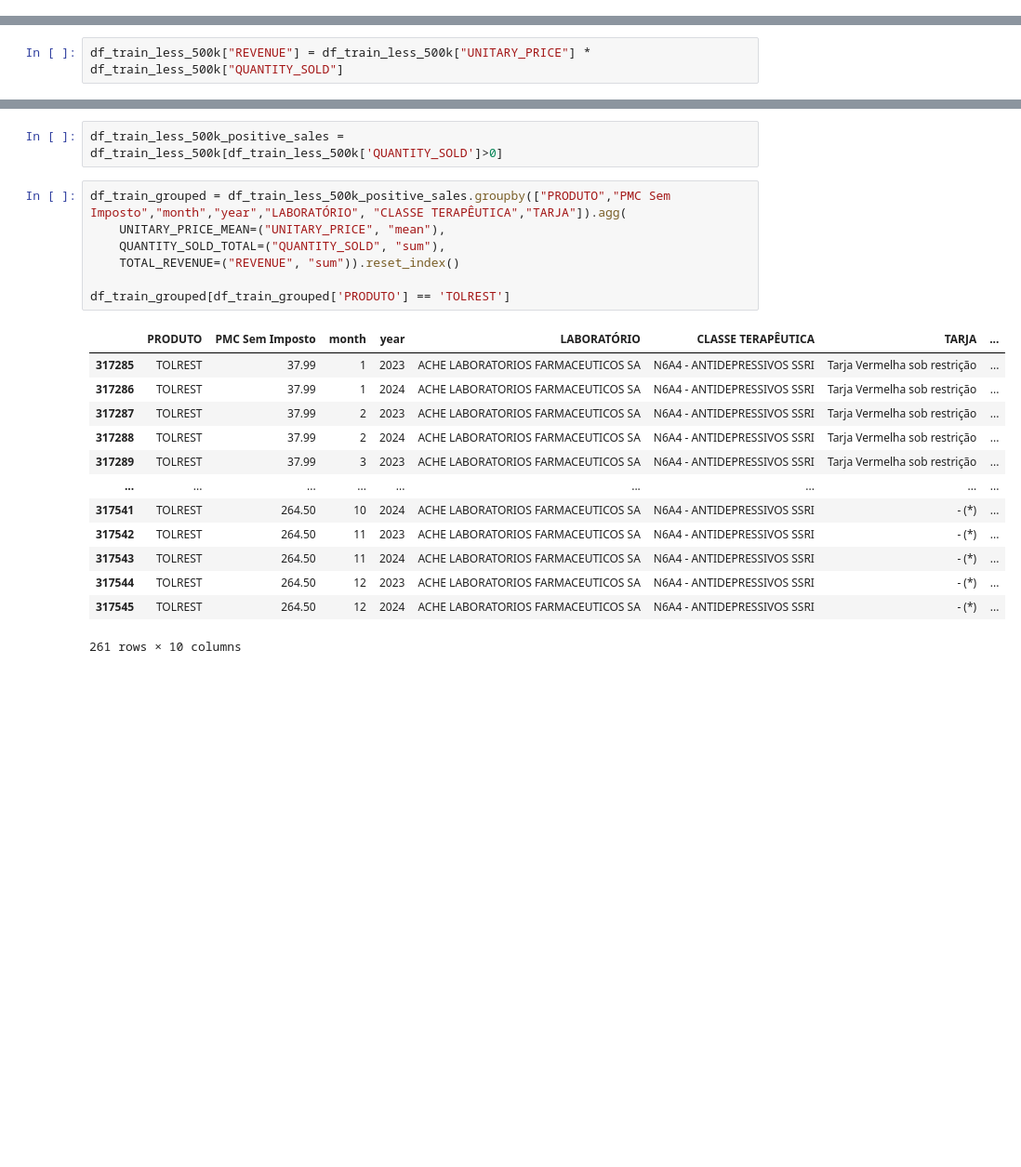
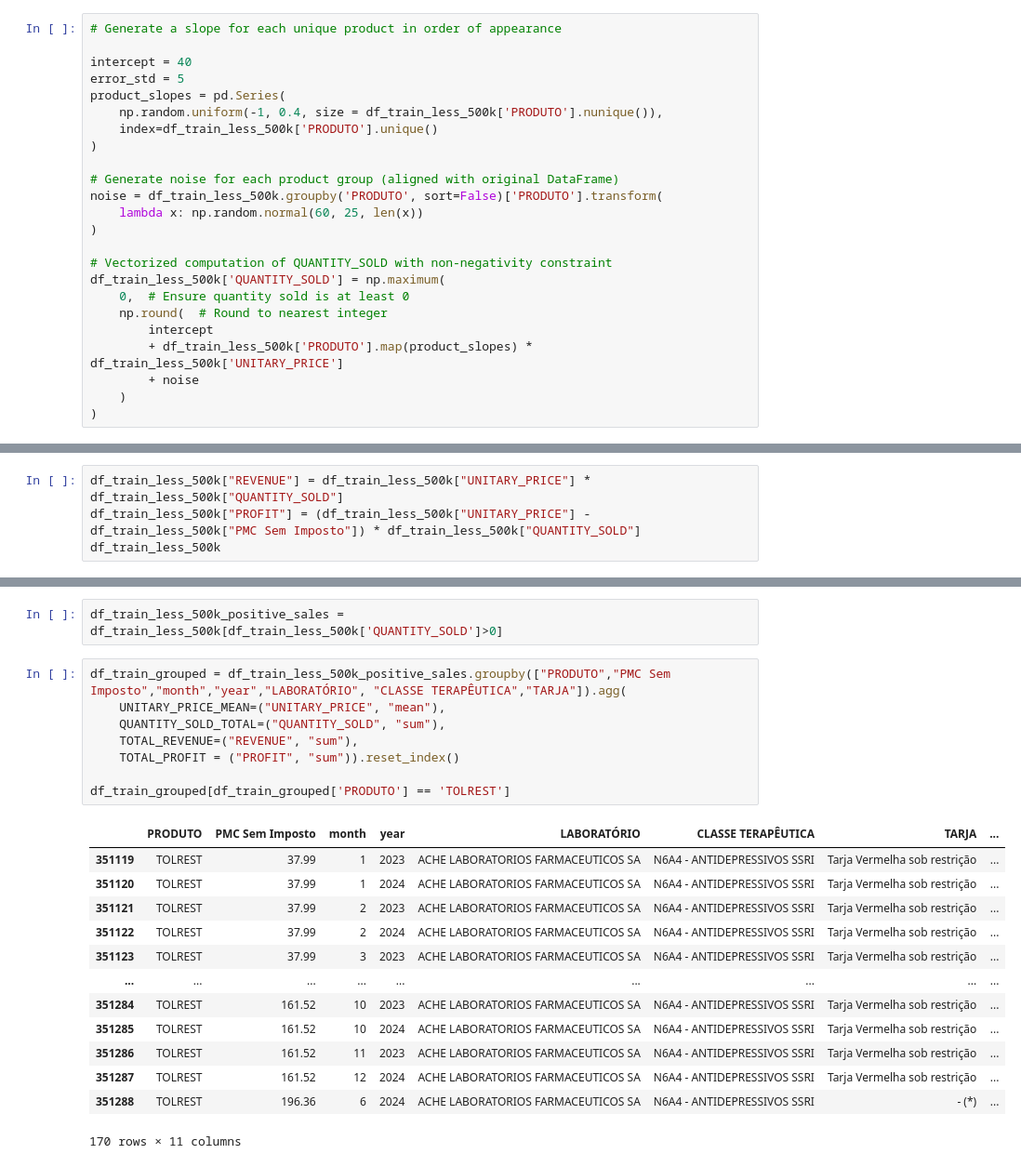
Before and after one commit to Jailsonrs/PricingSLM, a Jupyter notebook: models/modelling.ipynb, the cells around one changed output, grey strips where cells are left out. Shown: that part at 93% size. Cells and saved outputs as stored; diff of their text form; blank space fills up the shorter version.

```diff
--- a/models/modelling.ipynb
+++ b/models/modelling.ipynb
@@ -18,0 +38,24 @@ df_train_less_500k = df_train[df_train['UNITARY_PRICE']<500]
+# %%
+# Generate a slope for each unique product in order of appearance
+
+intercept = 40
+error_std = 5
+product_slopes = pd.Series(
+    np.random.uniform(-1, 0.4, size = df_train_less_500k['PRODUTO'].nunique()),
+    index=df_train_less_500k['PRODUTO'].unique()
+)
+
+# Generate noise for each product group (aligned with original DataFrame)
+noise = df_train_less_500k.groupby('PRODUTO', sort=False)['PRODUTO'].transform(
+    lambda x: np.random.normal(60, 25, len(x))
+)
+
+# Vectorized computation of QUANTITY_SOLD with non-negativity constraint
+df_train_less_500k['QUANTITY_SOLD'] = np.maximum(
+    0,  # Ensure quantity sold is at least 0
+    np.round(  # Round to nearest integer
+        intercept
+        + df_train_less_500k['PRODUTO'].map(product_slopes) * df_train_less_500k['UNITARY_PRICE']
+        + noise
+    )
+)
@@ -19,5 +68,7 @@ df_train_less_500k = df_train[df_train['UNITARY_PRICE']<500]
 # %%
 df_train_less_500k["REVENUE"] = df_train_less_500k["UNITARY_PRICE"] * df_train_less_500k["QUANTITY_SOLD"]
+df_train_less_500k["PROFIT"] = (df_train_less_500k["UNITARY_PRICE"] - df_train_less_500k["PMC Sem Imposto"]) * df_train_less_500k["QUANTITY_SOLD"]
+df_train_less_500k
 # %% [output]
 A value is trying to be set on a copy of a slice from a DataFrame.
 Try using .loc[row_indexer,col_indexer] = value instead
@@ -59,24 +98,25 @@ df_train_less_500k_positive_sales = df_train_less_500k[df_train_less_500k['QUANT
 # %%
 df_train_grouped = df_train_less_500k_positive_sales.groupby(["PRODUTO","PMC Sem Imposto","month","year","LABORATÓRIO", "CLASSE TERAPÊUTICA","TARJA"]).agg(
     UNITARY_PRICE_MEAN=("UNITARY_PRICE", "mean"),
     QUANTITY_SOLD_TOTAL=("QUANTITY_SOLD", "sum"),
-    TOTAL_REVENUE=("REVENUE", "sum")).reset_index()
+    TOTAL_REVENUE=("REVENUE", "sum"),
+    TOTAL_PROFIT = ("PROFIT", "sum")).reset_index()
 
 df_train_grouped[df_train_grouped['PRODUTO'] == 'TOLREST']
 # %% [output]
 |  | PRODUTO | PMC Sem Imposto | month | year | LABORATÓRIO | CLASSE TERAPÊUTICA | TARJA | ... |
-| 317285 | TOLREST | 37.99 | 1 | 2023 | ACHE LABORATORIOS FARMACEUTICOS SA | N6A4 - ANTIDEPRESSIVOS SSRI | Tarja Vermelha sob restrição | ... |
-| 317286 | TOLREST | 37.99 | 1 | 2024 | ACHE LABORATORIOS FARMACEUTICOS SA | N6A4 - ANTIDEPRESSIVOS SSRI | Tarja Vermelha sob restrição | ... |
-| 317287 | TOLREST | 37.99 | 2 | 2023 | ACHE LABORATORIOS FARMACEUTICOS SA | N6A4 - ANTIDEPRESSIVOS SSRI | Tarja Vermelha sob restrição | ... |
-| 317288 | TOLREST | 37.99 | 2 | 2024 | ACHE LABORATORIOS FARMACEUTICOS SA | N6A4 - ANTIDEPRESSIVOS SSRI | Tarja Vermelha sob restrição | ... |
-| 317289 | TOLREST | 37.99 | 3 | 2023 | ACHE LABORATORIOS FARMACEUTICOS SA | N6A4 - ANTIDEPRESSIVOS SSRI | Tarja Vermelha sob restrição | ... |
+| 351119 | TOLREST | 37.99 | 1 | 2023 | ACHE LABORATORIOS FARMACEUTICOS SA | N6A4 - ANTIDEPRESSIVOS SSRI | Tarja Vermelha sob restrição | ... |
+| 351120 | TOLREST | 37.99 | 1 | 2024 | ACHE LABORATORIOS FARMACEUTICOS SA | N6A4 - ANTIDEPRESSIVOS SSRI | Tarja Vermelha sob restrição | ... |
+| 351121 | TOLREST | 37.99 | 2 | 2023 | ACHE LABORATORIOS FARMACEUTICOS SA | N6A4 - ANTIDEPRESSIVOS SSRI | Tarja Vermelha sob restrição | ... |
+| 351122 | TOLREST | 37.99 | 2 | 2024 | ACHE LABORATORIOS FARMACEUTICOS SA | N6A4 - ANTIDEPRESSIVOS SSRI | Tarja Vermelha sob restrição | ... |
+| 351123 | TOLREST | 37.99 | 3 | 2023 | ACHE LABORATORIOS FARMACEUTICOS SA | N6A4 - ANTIDEPRESSIVOS SSRI | Tarja Vermelha sob restrição | ... |
 | ... | ... | ... | ... | ... | ... | ... | ... | ... |
-| 317541 | TOLREST | 264.50 | 10 | 2024 | ACHE LABORATORIOS FARMACEUTICOS SA | N6A4 - ANTIDEPRESSIVOS SSRI | - (*) | ... |
-| 317542 | TOLREST | 264.50 | 11 | 2023 | ACHE LABORATORIOS FARMACEUTICOS SA | N6A4 - ANTIDEPRESSIVOS SSRI | - (*) | ... |
-| 317543 | TOLREST | 264.50 | 11 | 2024 | ACHE LABORATORIOS FARMACEUTICOS SA | N6A4 - ANTIDEPRESSIVOS SSRI | - (*) | ... |
-| 317544 | TOLREST | 264.50 | 12 | 2023 | ACHE LABORATORIOS FARMACEUTICOS SA | N6A4 - ANTIDEPRESSIVOS SSRI | - (*) | ... |
-| 317545 | TOLREST | 264.50 | 12 | 2024 | ACHE LABORATORIOS FARMACEUTICOS SA | N6A4 - ANTIDEPRESSIVOS SSRI | - (*) | ... |
+| 351284 | TOLREST | 161.52 | 10 | 2023 | ACHE LABORATORIOS FARMACEUTICOS SA | N6A4 - ANTIDEPRESSIVOS SSRI | Tarja Vermelha sob restrição | ... |
+| 351285 | TOLREST | 161.52 | 10 | 2024 | ACHE LABORATORIOS FARMACEUTICOS SA | N6A4 - ANTIDEPRESSIVOS SSRI | Tarja Vermelha sob restrição | ... |
+| 351286 | TOLREST | 161.52 | 11 | 2023 | ACHE LABORATORIOS FARMACEUTICOS SA | N6A4 - ANTIDEPRESSIVOS SSRI | Tarja Vermelha sob restrição | ... |
+| 351287 | TOLREST | 161.52 | 12 | 2024 | ACHE LABORATORIOS FARMACEUTICOS SA | N6A4 - ANTIDEPRESSIVOS SSRI | Tarja Vermelha sob restrição | ... |
+| 351288 | TOLREST | 196.36 | 6 | 2024 | ACHE LABORATORIOS FARMACEUTICOS SA | N6A4 - ANTIDEPRESSIVOS SSRI | - (*) | ... |
-261 rows × 10 columns
+170 rows × 11 columns
 # %%
 df_train_grouped.sample(20)
 # %% [output]
```
Also changed, not shown: parts of 14 cells of this notebook.
